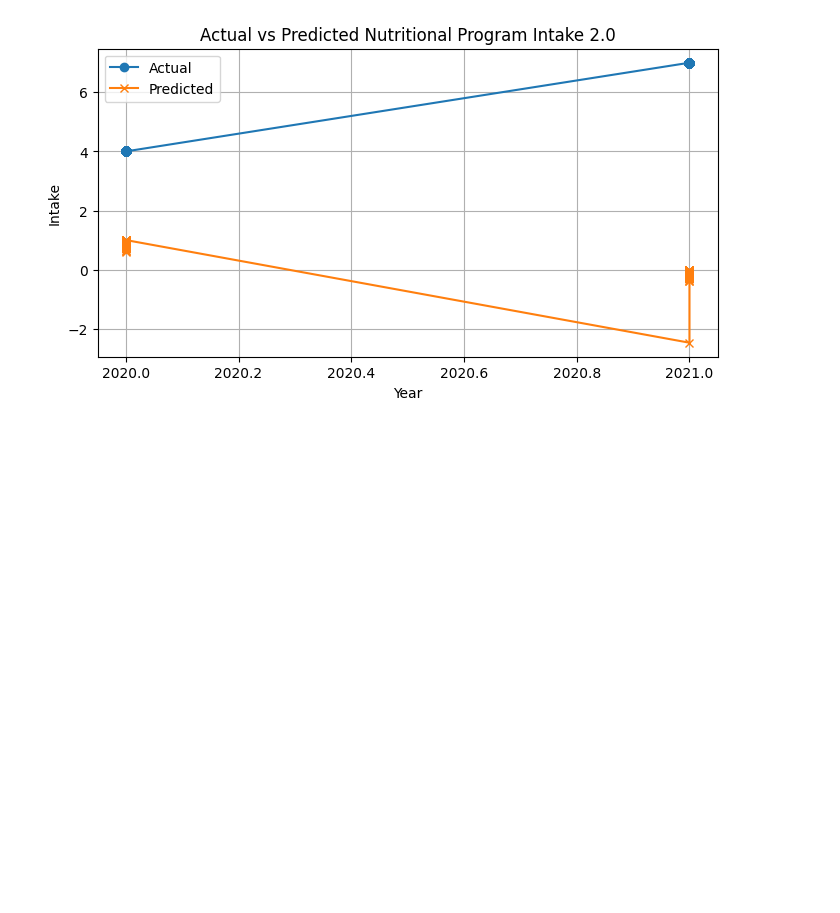
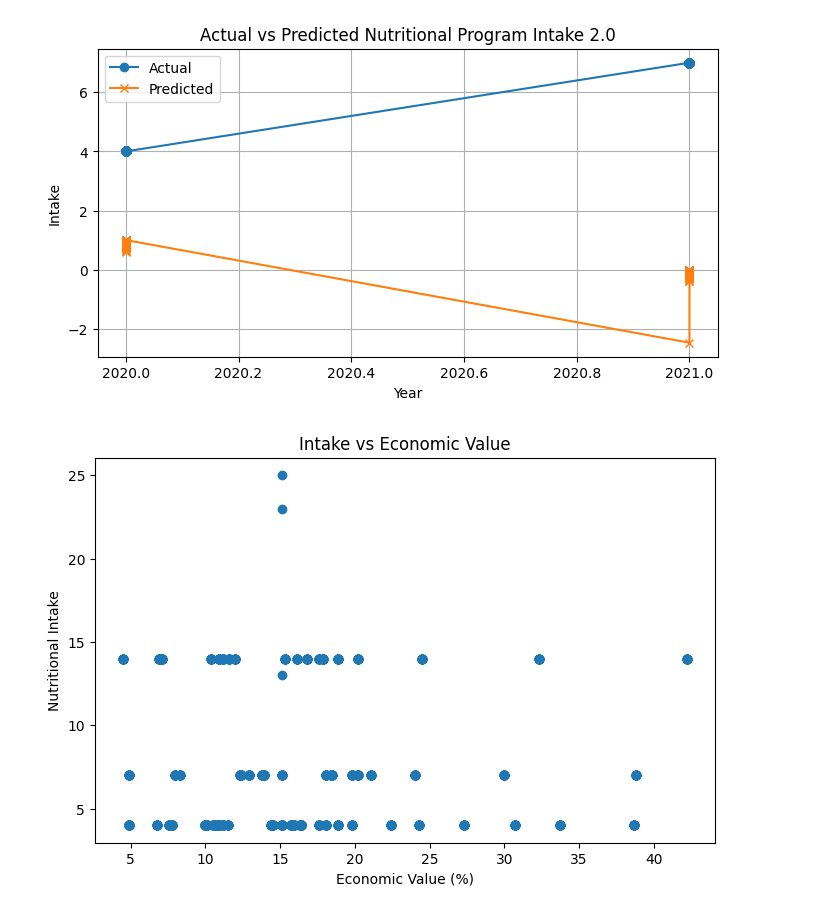
Before and after one commit to pheaktralean/ConcordIA, a Jupyter notebook: food_security_forecasting/food_security.ipynb, the cells around one changed output. Saved outputs shown, nothing was run; the diff lists cells and outputs as text; code cells hidden in the pictures; blank space fills up the shorter version.

```diff
--- a/food_security_forecasting/food_security.ipynb
+++ b/food_security_forecasting/food_security.ipynb
@@ -554,3 +556,12 @@ plt.grid(True)
 plt.show()
 # %% [output]
 [figure]
+# %%
+plt.figure(figsize=(8,5))
+plt.scatter(df_all['Economic_Value'], df_all['Intake'])
+plt.xlabel('Economic Value (%)')
+plt.ylabel('Nutritional Intake')
+plt.title('Intake vs Economic Value')
+plt.show()
+# %% [output]
+[figure, added]
```
Also changed, not shown: parts of 3 cells of this notebook, 1 other file.
